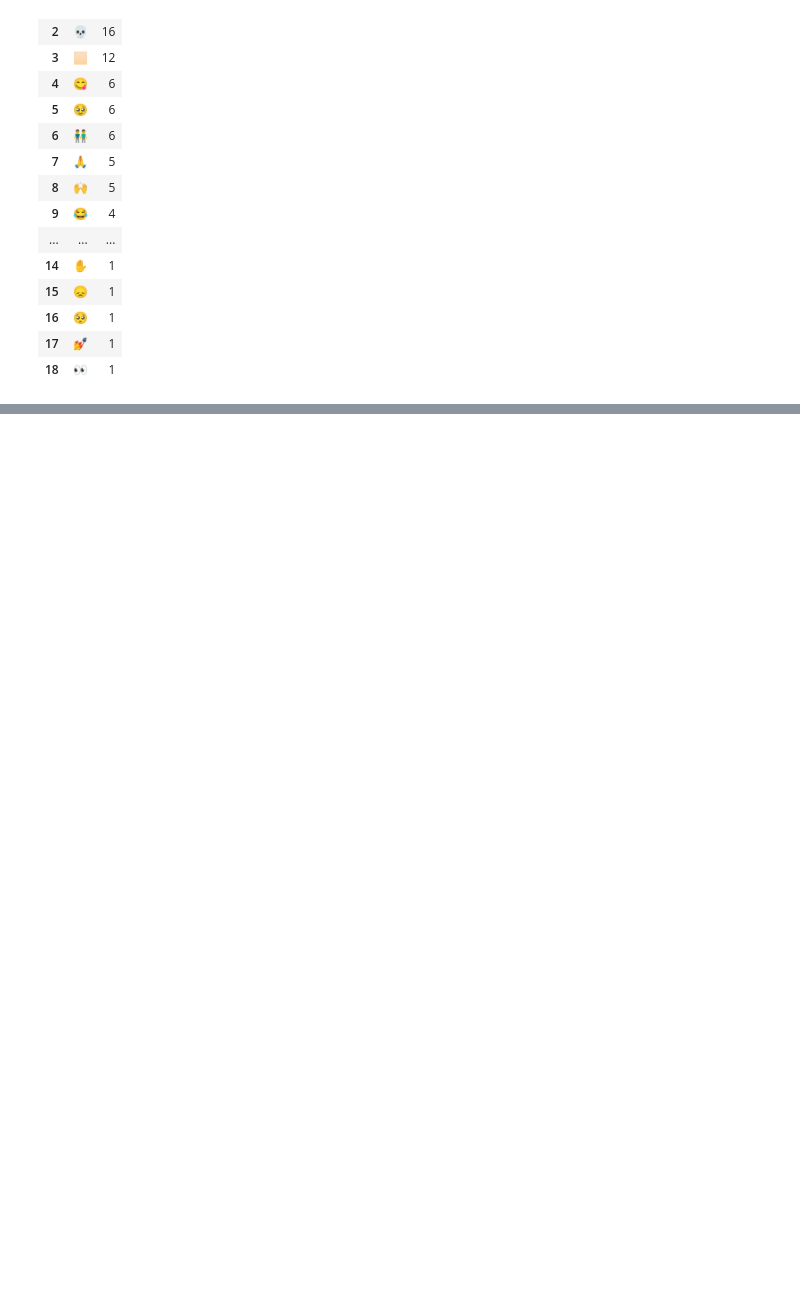
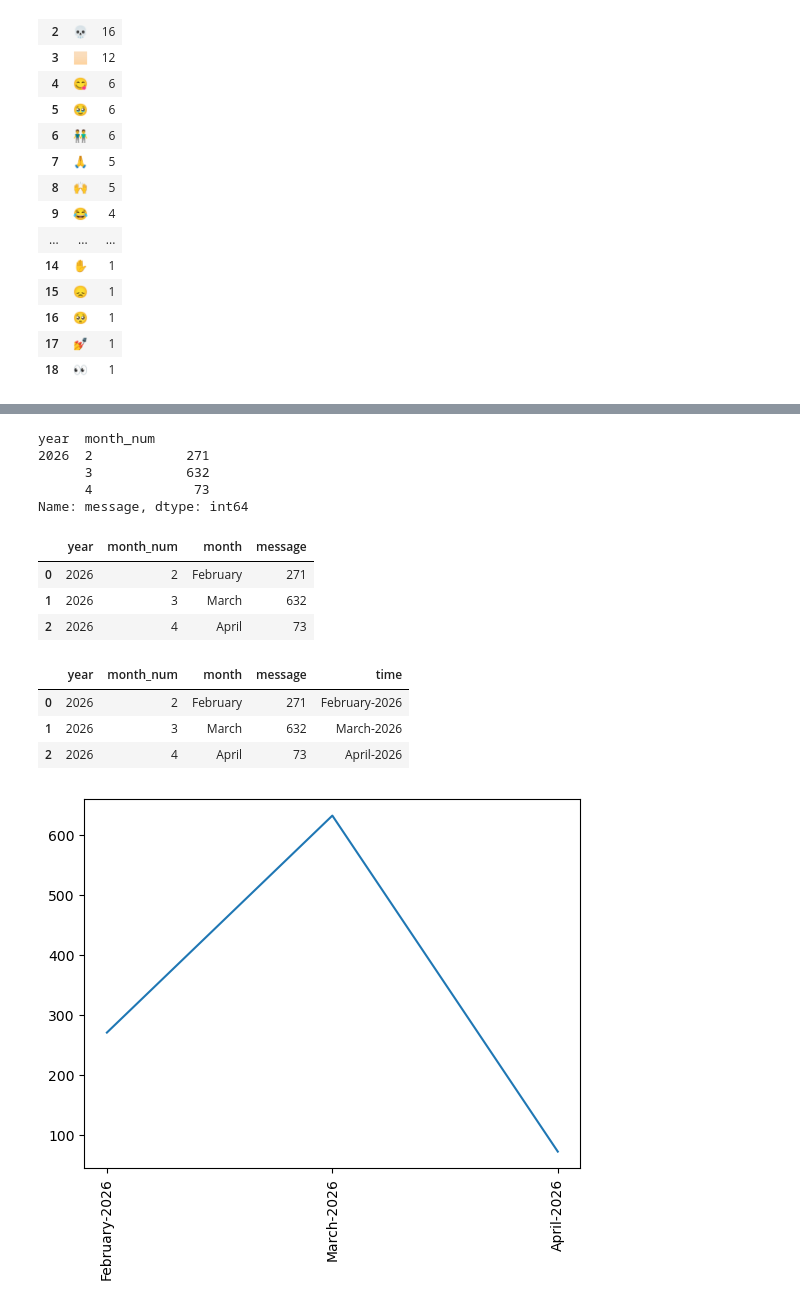
Before and after one commit to safia-ahmad/whatsapp-chat-analysis, a Jupyter notebook: whatsapp.ipynb, the cells around one changed output, grey strips where cells are left out. Cells and saved outputs as stored; diff of their text form; code cells hidden in the pictures; blank space fills up the shorter version.

Commit message:
Added daily and montly timeline

```diff
--- a/whatsapp.ipynb
+++ b/whatsapp.ipynb
@@ -339,3 +339,7 @@ pd.DataFrame(Counter(emojis).most_common(len(Counter(emojis))))
 | 16 | 🥺 | 1 |
 | 17 | 💅 | 1 |
 | 18 | 👀 | 1 |
+# %%
+df['month_num'] = df['date'].dt.month
+
+df
@@ -341,0 +360,37 @@ pd.DataFrame(Counter(emojis).most_common(len(Counter(emojis))))
+# %%
+df.groupby(['year', 'month_num']).count()['message']
+# %% [output]
+year  month_num
+2026  2            271
+      3            632
+      4             73
+Name: message, dtype: int64
+# %%
+timeline=df.groupby(['year', 'month_num','month']).count()['message'].reset_index()
+# %%
+timeline
+# %% [output]
+|  | year | month_num | month | message |
+| 0 | 2026 | 2 | February | 271 |
+| 1 | 2026 | 3 | March | 632 |
+| 2 | 2026 | 4 | April | 73 |
+# %%
+time = []
+for i in range(timeline.shape[0]):
+    time.append(timeline['month'][i] + "-" + str(timeline['year'][i]))
+# %%
+
+timeline['time'] = time
+# %%
+timeline
+# %% [output]
+|  | year | month_num | month | message | time |
+| 0 | 2026 | 2 | February | 271 | February-2026 |
+| 1 | 2026 | 3 | March | 632 | March-2026 |
+| 2 | 2026 | 4 | April | 73 | April-2026 |
+# %%
+plt.plot(timeline['time'],timeline['message'])
+plt.xticks(rotation='vertical')
+plt.show()
+# %% [output]
+[figure, added]
```
Also changed, not shown: parts of 3 cells of this notebook, 3 other files.
